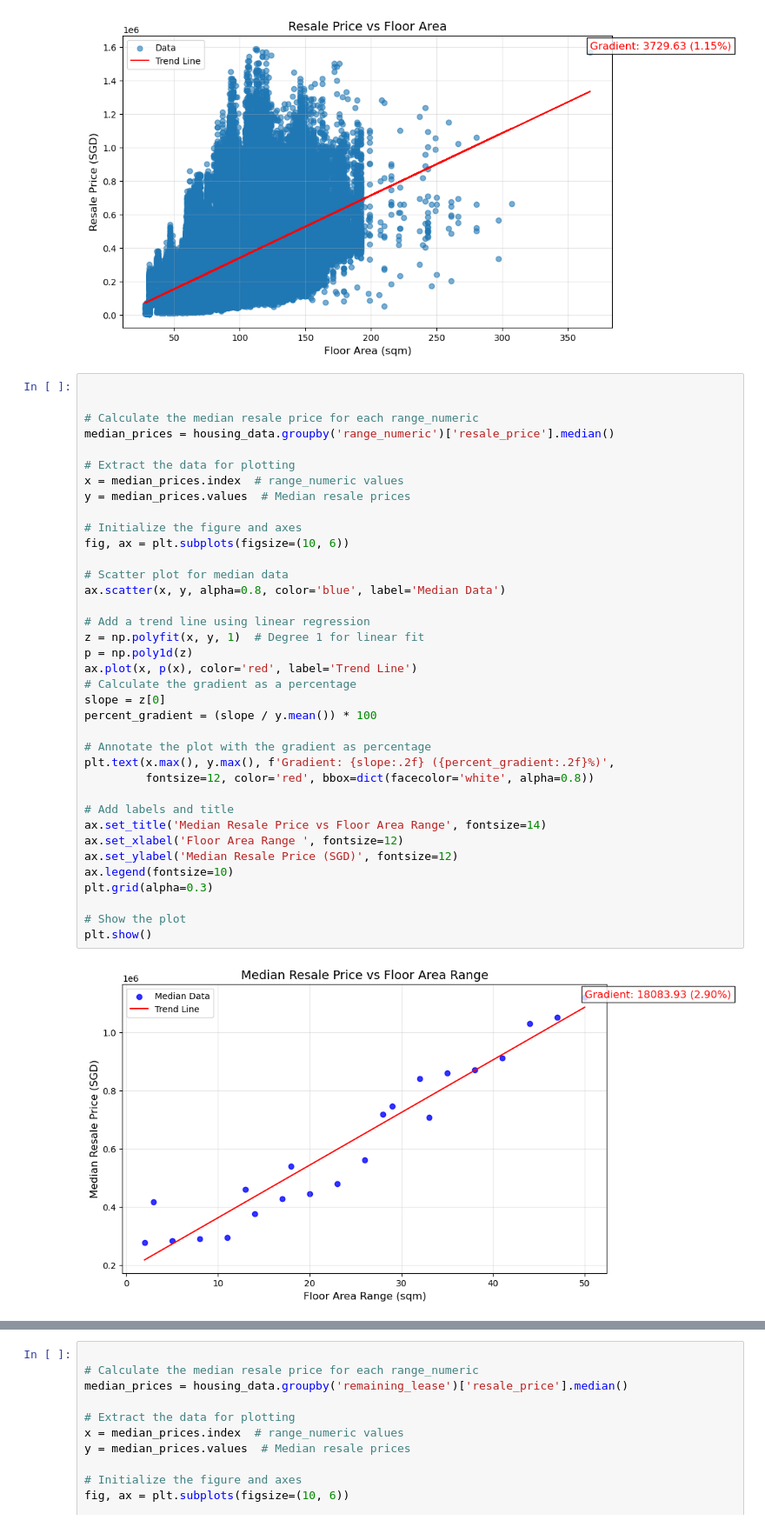
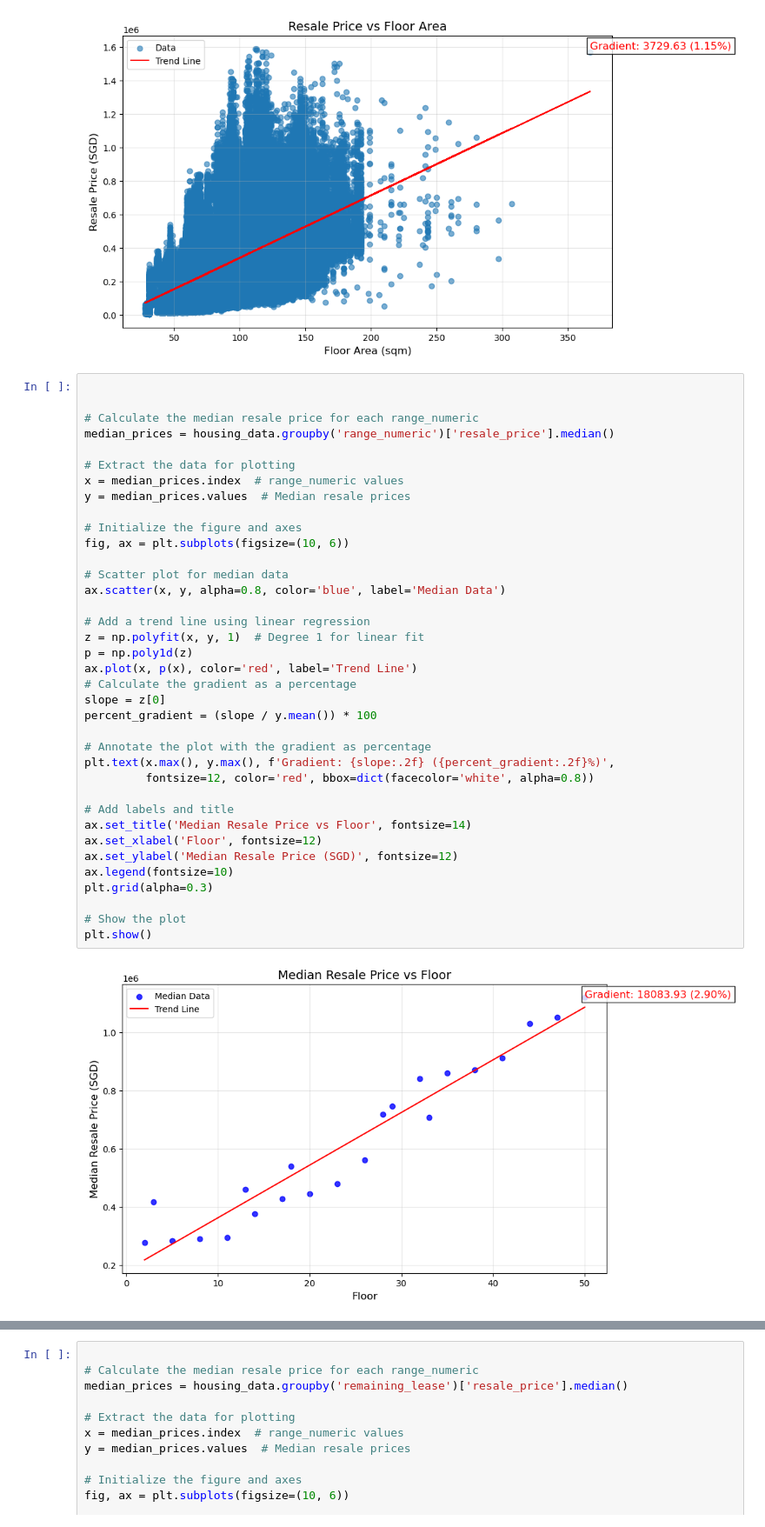
Before and after one commit to bossman2406/Housing-Prices-AI, a Jupyter notebook: data_visualisation.ipynb, the cells around one changed output, grey strips where cells are left out. Shown at 87% size. Cells and saved outputs as stored; diff of their text form.

```diff
--- a/data_visualisation.ipynb
+++ b/data_visualisation.ipynb
@@ -457,33 +457,33 @@ median_prices = housing_data.groupby('range_numeric')['resale_price'].median()
 # Extract the data for plotting
 x = median_prices.index  # range_numeric values
 y = median_prices.values  # Median resale prices
 
 # Initialize the figure and axes
 fig, ax = plt.subplots(figsize=(10, 6))
 
 # Scatter plot for median data
 ax.scatter(x, y, alpha=0.8, color='blue', label='Median Data')
 
 # Add a trend line using linear regression
 z = np.polyfit(x, y, 1)  # Degree 1 for linear fit
 p = np.poly1d(z)
 ax.plot(x, p(x), color='red', label='Trend Line')
 # Calculate the gradient as a percentage
 slope = z[0]
 percent_gradient = (slope / y.mean()) * 100
 
 # Annotate the plot with the gradient as percentage
 plt.text(x.max(), y.max(), f'Gradient: {slope:.2f} ({percent_gradient:.2f}%)',
          fontsize=12, color='red', bbox=dict(facecolor='white', alpha=0.8))
 
 # Add labels and title
-ax.set_title('Median Resale Price vs Floor Area Range', fontsize=14)
-ax.set_xlabel('Floor Area Range ', fontsize=12)
+ax.set_title('Median Resale Price vs Floor', fontsize=14)
+ax.set_xlabel('Floor', fontsize=12)
 ax.set_ylabel('Median Resale Price (SGD)', fontsize=12)
 ax.legend(fontsize=10)
 plt.grid(alpha=0.3)
 
 # Show the plot
 plt.show()
 # %% [output]
-[figure, old version]
+[figure, new version]
```
Also changed, not shown: parts of 11 cells of this notebook, 3 other files.
